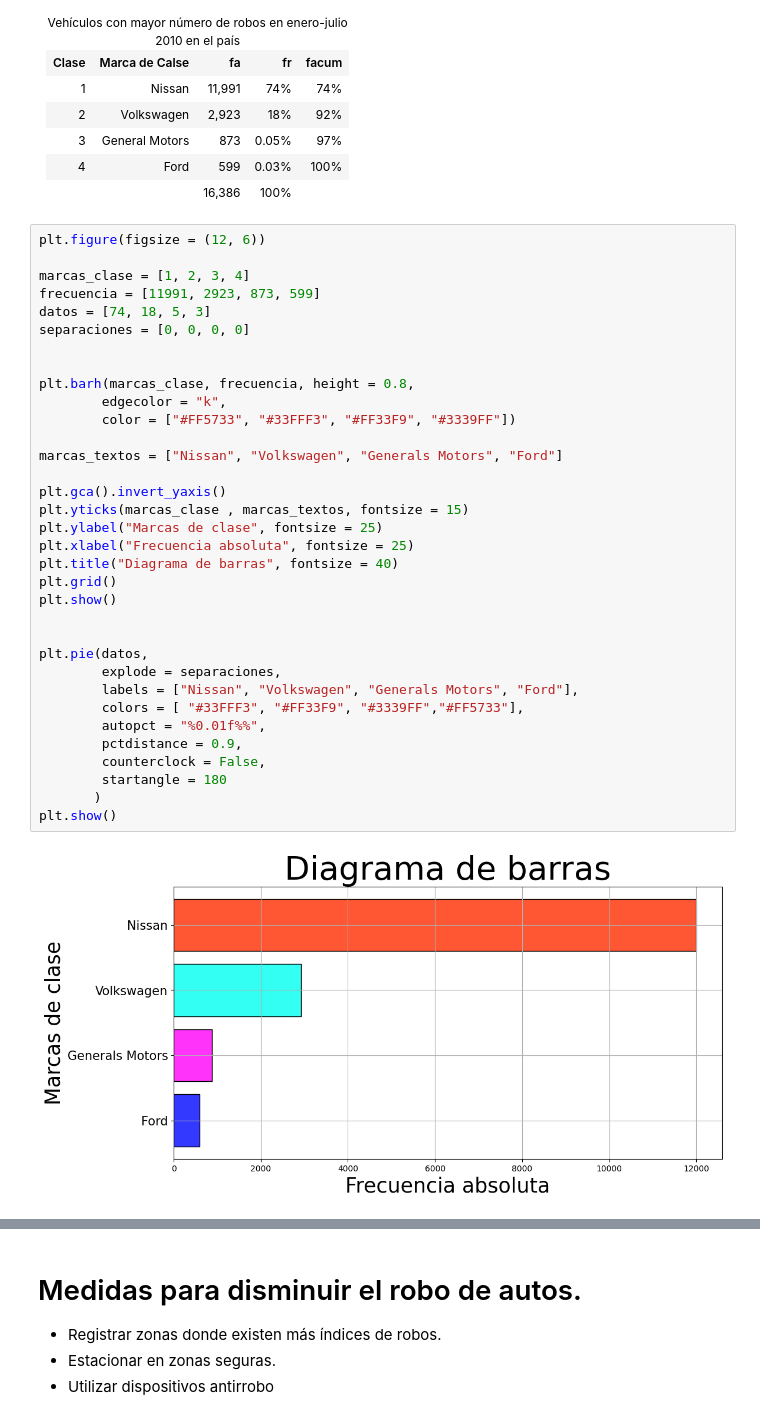
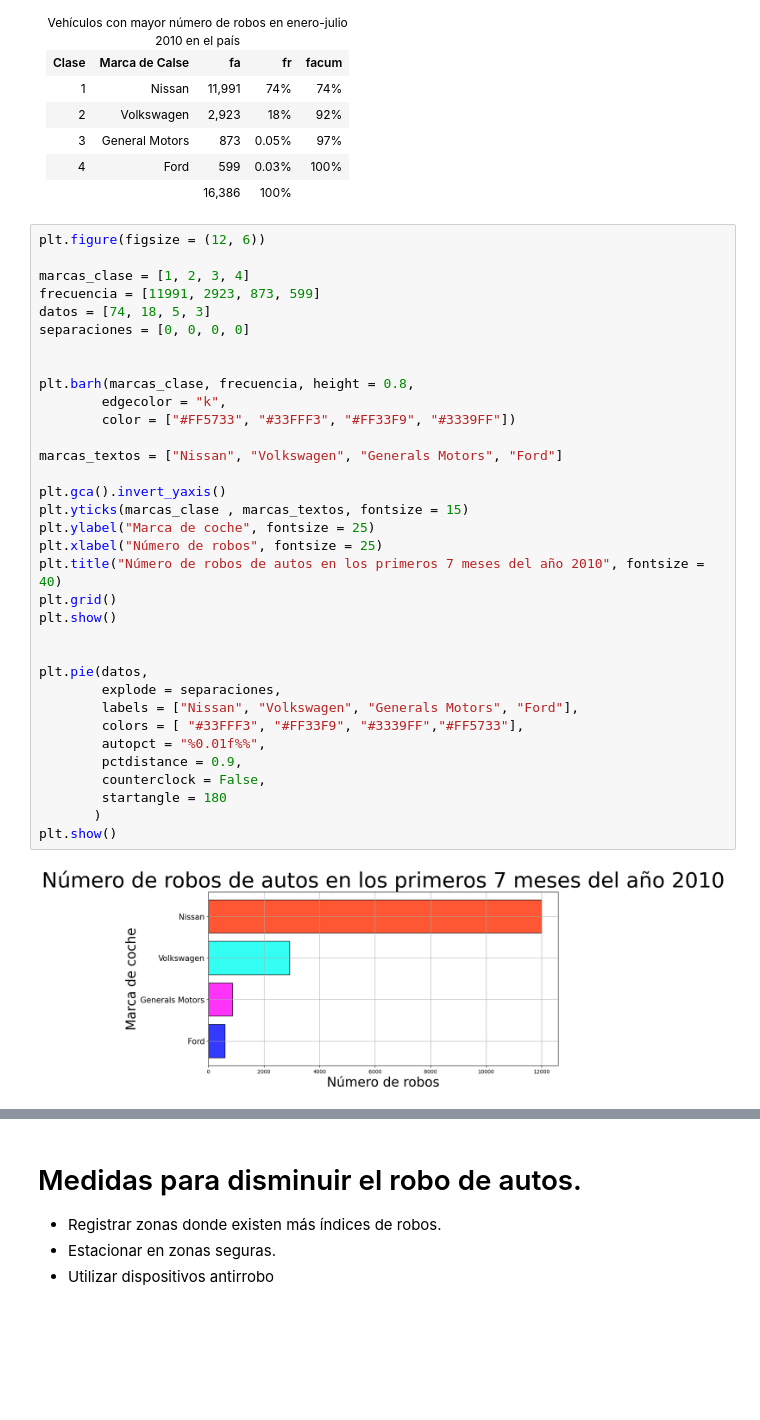
Before and after one commit to AbrahamCalva/Ejercicio_9, a Jupyter notebook: ejercicio_9.ipynb, the cells around one changed output, grey strips where cells are left out. Cells and saved outputs as stored; diff of their text form; blank space fills up the shorter version.

```diff
--- a/ejercicio_9.ipynb
+++ b/ejercicio_9.ipynb
@@ -179,37 +186,37 @@ plt.figure(figsize = (12, 6))
 
 marcas_clase = [1, 2, 3, 4]
 frecuencia = [11991, 2923, 873, 599]
 datos = [74, 18, 5, 3]
 separaciones = [0, 0, 0, 0]
 
 
 plt.barh(marcas_clase, frecuencia, height = 0.8,
         edgecolor = "k",
         color = ["#FF5733", "#33FFF3", "#FF33F9", "#3339FF"])
 
 marcas_textos = ["Nissan", "Volkswagen", "Generals Motors", "Ford"]
 
 plt.gca().invert_yaxis()
 plt.yticks(marcas_clase , marcas_textos, fontsize = 15)
-plt.ylabel("Marcas de clase", fontsize = 25)
-plt.xlabel("Frecuencia absoluta", fontsize = 25)
-plt.title("Diagrama de barras", fontsize = 40)
+plt.ylabel("Marca de coche", fontsize = 25)
+plt.xlabel("Número de robos", fontsize = 25)
+plt.title("Número de robos de autos en los primeros 7 meses del año 2010", fontsize = 40)
 plt.grid()
 plt.show()
 
 
 plt.pie(datos,
         explode = separaciones,
         labels = ["Nissan", "Volkswagen", "Generals Motors", "Ford"],
         colors = [ "#33FFF3", "#FF33F9", "#3339FF","#FF5733"],
         autopct = "%0.01f%%",
         pctdistance = 0.9,
         counterclock = False,
         startangle = 180
        )
 plt.show()
 # %% [output]
-[figure, old version]
+[figure, new version]
 [figure]
 # %% [markdown]
 # Medidas para disminuir el robo de autos.
```
Also changed, not shown: parts of 3 cells of this notebook.
